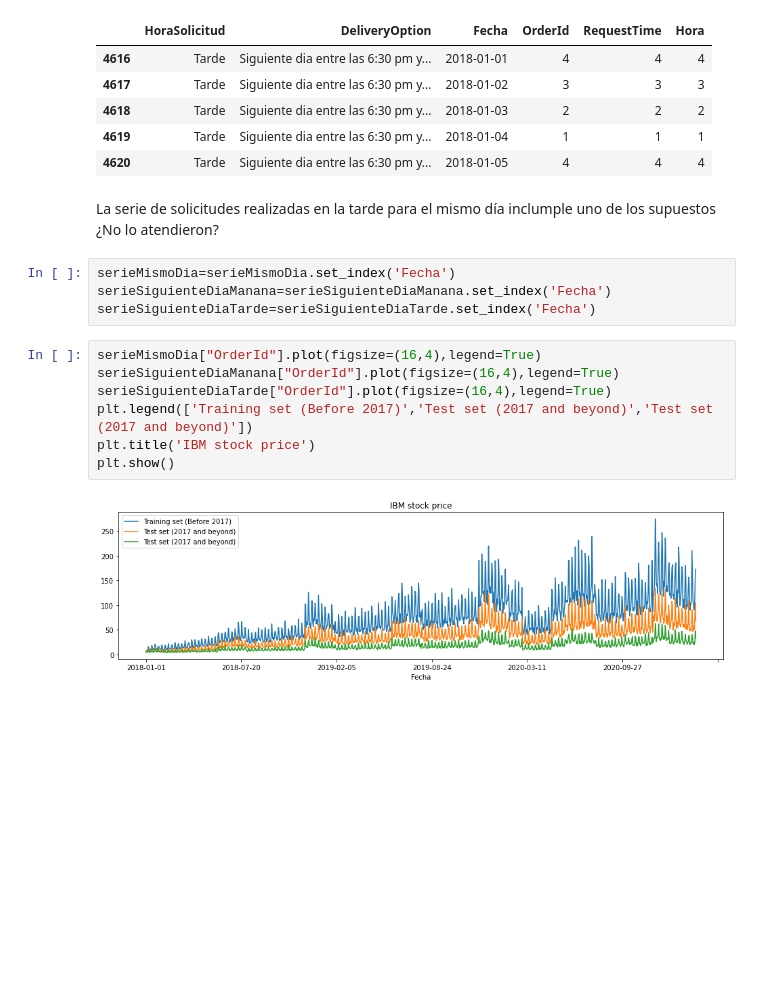
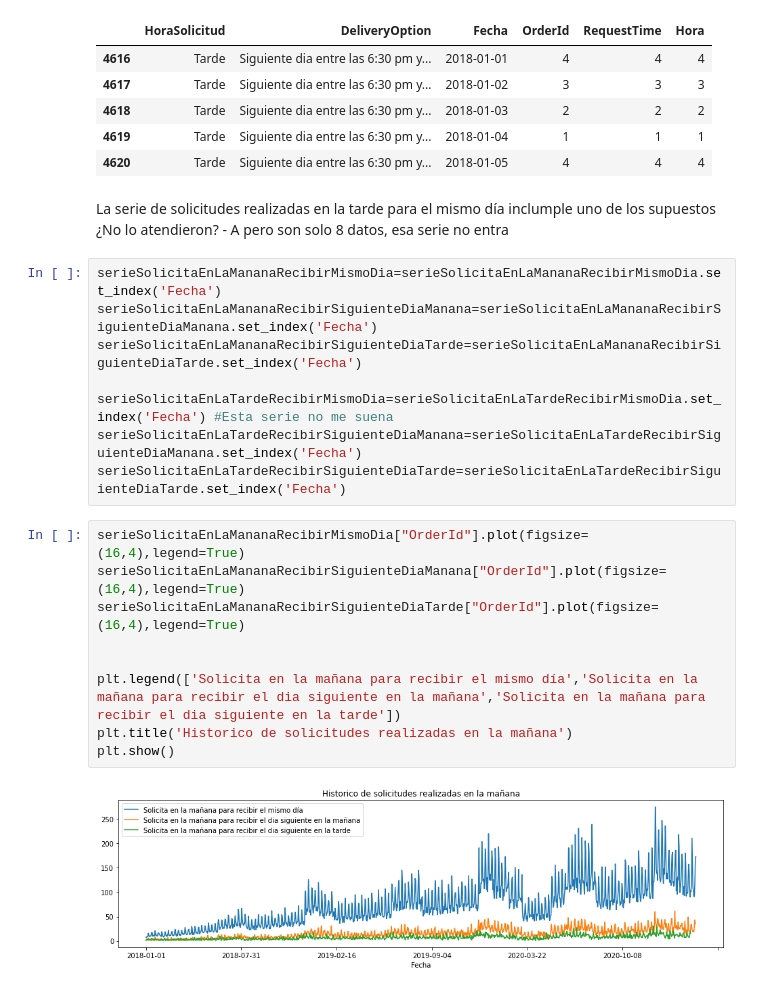
Before and after one commit to elchristog/pruebaDSc, a Jupyter notebook: pruebaDataScientist.ipynb, the cells around one changed output. Saved outputs shown, nothing was run; the diff lists cells and outputs as text; blank space fills up the shorter version.

Commit message:
Antes de pronosticos por cada una de las 5 series

```diff
--- a/pruebaDataScientist.ipynb
+++ b/pruebaDataScientist.ipynb
@@ -149,17 +149,23 @@ serieSolicitaEnLaTardeRecibirSiguienteDiaTarde.head()
 | 4619 | Tarde | Siguiente dia entre las 6:30 pm y... | 2018-01-04 | 1 | 1 | 1 |
 | 4620 | Tarde | Siguiente dia entre las 6:30 pm y... | 2018-01-05 | 4 | 4 | 4 |
 # %% [markdown]
-La serie de solicitudes realizadas en la tarde para el mismo día inclumple uno de los supuestos ¿No lo atendieron?
+La serie de solicitudes realizadas en la tarde para el mismo día inclumple uno de los supuestos ¿No lo atendieron? - A pero son solo 8 datos, esa serie no entra
-# %%
-serieMismoDia=serieMismoDia.set_index('Fecha')
-serieSiguienteDiaManana=serieSiguienteDiaManana.set_index('Fecha')
-serieSiguienteDiaTarde=serieSiguienteDiaTarde.set_index('Fecha')
+# %%
+serieSolicitaEnLaMananaRecibirMismoDia=serieSolicitaEnLaMananaRecibirMismoDia.set_index('Fecha')
+serieSolicitaEnLaMananaRecibirSiguienteDiaManana=serieSolicitaEnLaMananaRecibirSiguienteDiaManana.set_index('Fecha')
+serieSolicitaEnLaMananaRecibirSiguienteDiaTarde=serieSolicitaEnLaMananaRecibirSiguienteDiaTarde.set_index('Fecha')
+
+serieSolicitaEnLaTardeRecibirMismoDia=serieSolicitaEnLaTardeRecibirMismoDia.set_index('Fecha') #Esta serie no me suena
+serieSolicitaEnLaTardeRecibirSiguienteDiaManana=serieSolicitaEnLaTardeRecibirSiguienteDiaManana.set_index('Fecha')
+serieSolicitaEnLaTardeRecibirSiguienteDiaTarde=serieSolicitaEnLaTardeRecibirSiguienteDiaTarde.set_index('Fecha')
 # %%
-serieMismoDia["OrderId"].plot(figsize=(16,4),legend=True)
-serieSiguienteDiaManana["OrderId"].plot(figsize=(16,4),legend=True)
-serieSiguienteDiaTarde["OrderId"].plot(figsize=(16,4),legend=True)
-plt.legend(['Training set (Before 2017)','Test set (2017 and beyond)','Test set (2017 and beyond)'])
-plt.title('IBM stock price')
+serieSolicitaEnLaMananaRecibirMismoDia["OrderId"].plot(figsize=(16,4),legend=True)
+serieSolicitaEnLaMananaRecibirSiguienteDiaManana["OrderId"].plot(figsize=(16,4),legend=True)
+serieSolicitaEnLaMananaRecibirSiguienteDiaTarde["OrderId"].plot(figsize=(16,4),legend=True)
+
+
+plt.legend(['Solicita en la mañana para recibir el mismo día','Solicita en la mañana para recibir el dia siguiente en la mañana','Solicita en la mañana para recibir el dia siguiente en la tarde'])
+plt.title('Historico de solicitudes realizadas en la mañana')
 plt.show()
 # %% [output]
-[figure, old version]
+[figure, new version]
```
Also changed, not shown: parts of 3 cells of this notebook.
